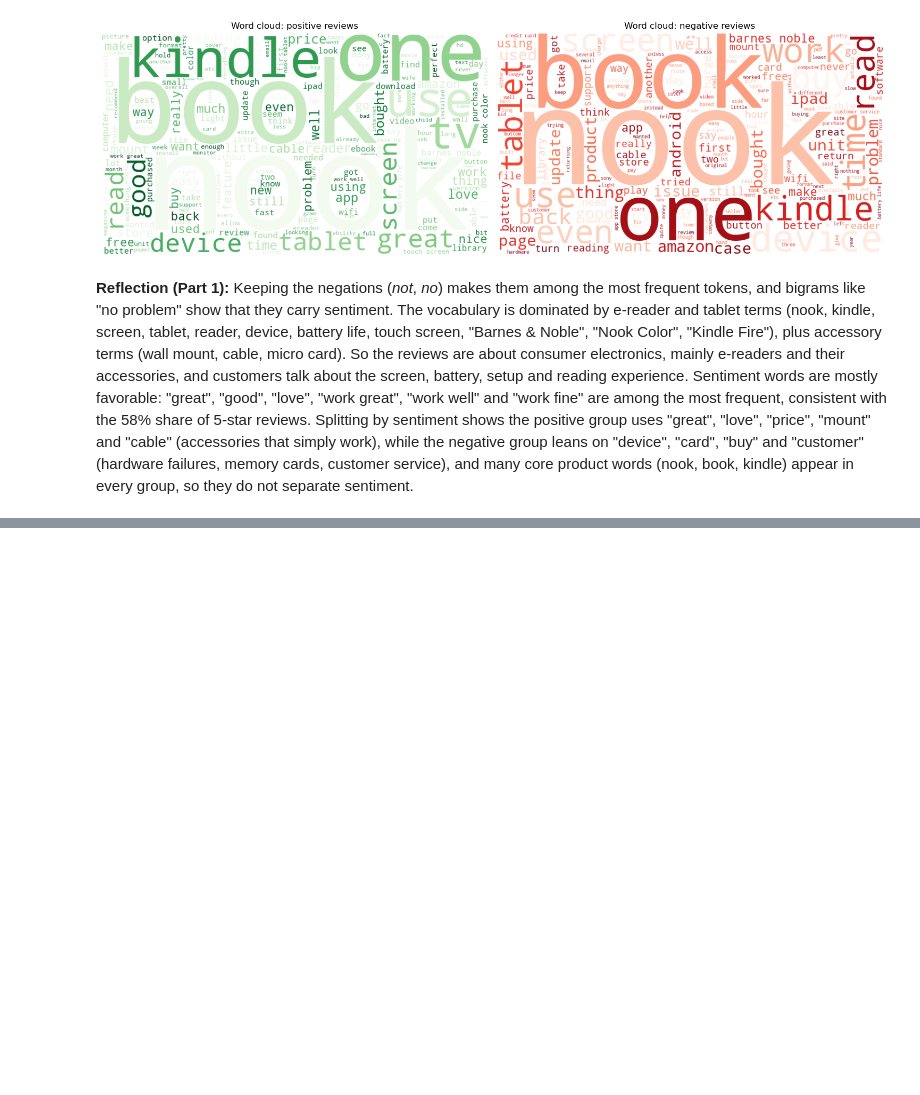
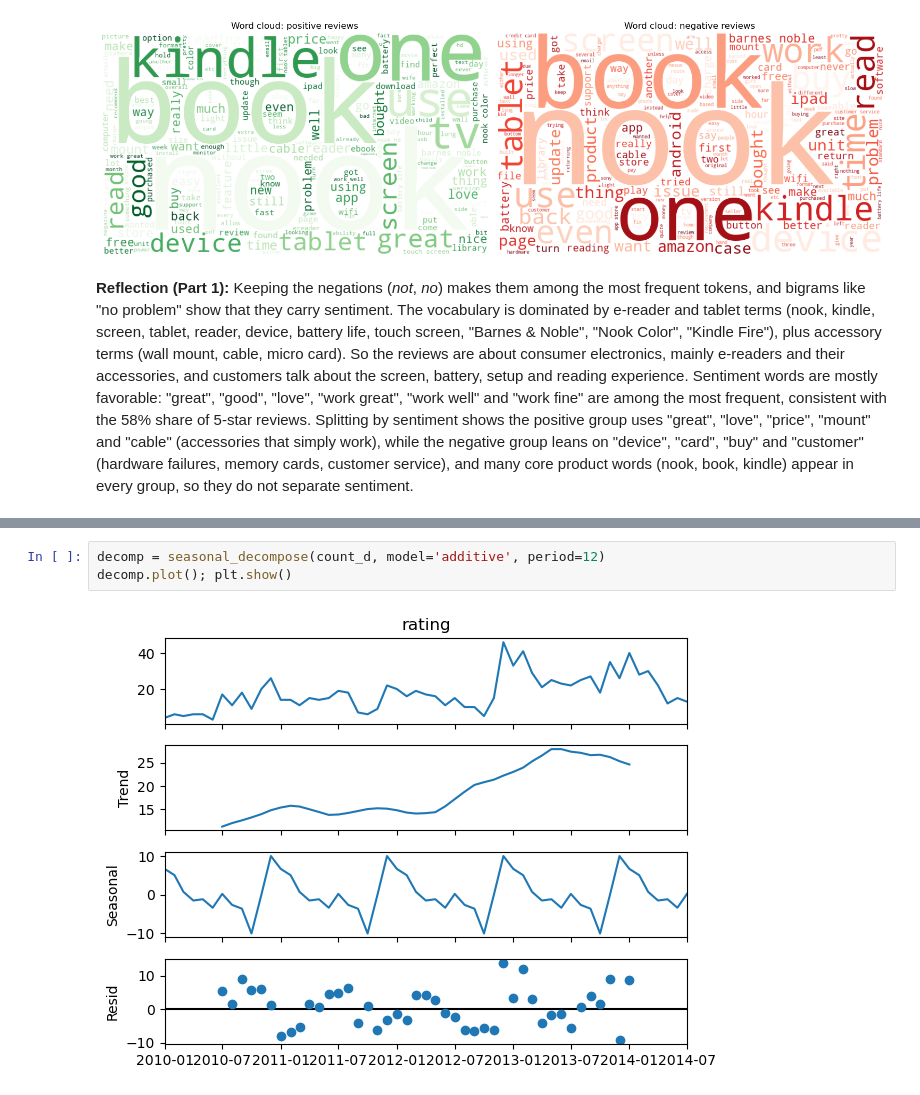
Before and after one commit to Gyrith/Amazon-reviews-NLP-Time-Series-Neural-Networks, a Jupyter notebook: C09_MO8.ipynb, the cells around one changed output, grey strips where cells are left out. Saved outputs shown, nothing was run; the diff lists cells and outputs as text; blank space fills up the shorter version.

```diff
--- a/C09_MO8.ipynb
+++ b/C09_MO8.ipynb
@@ -340,0 +439,5 @@ Keeping the negations (*not*, *no*) makes them among the most frequent tokens, a
+# %%
+decomp = seasonal_decompose(count_d, model='additive', period=12)
+decomp.plot(); plt.show()
+# %% [output]
+[figure, added]
```
Also changed, not shown: parts of 17 cells of this notebook.
